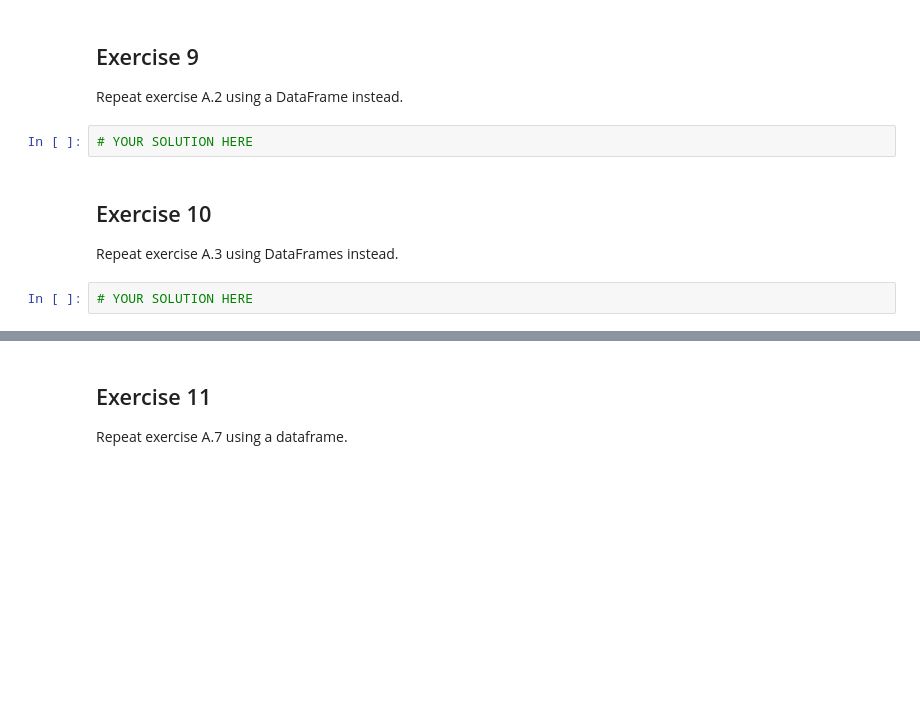
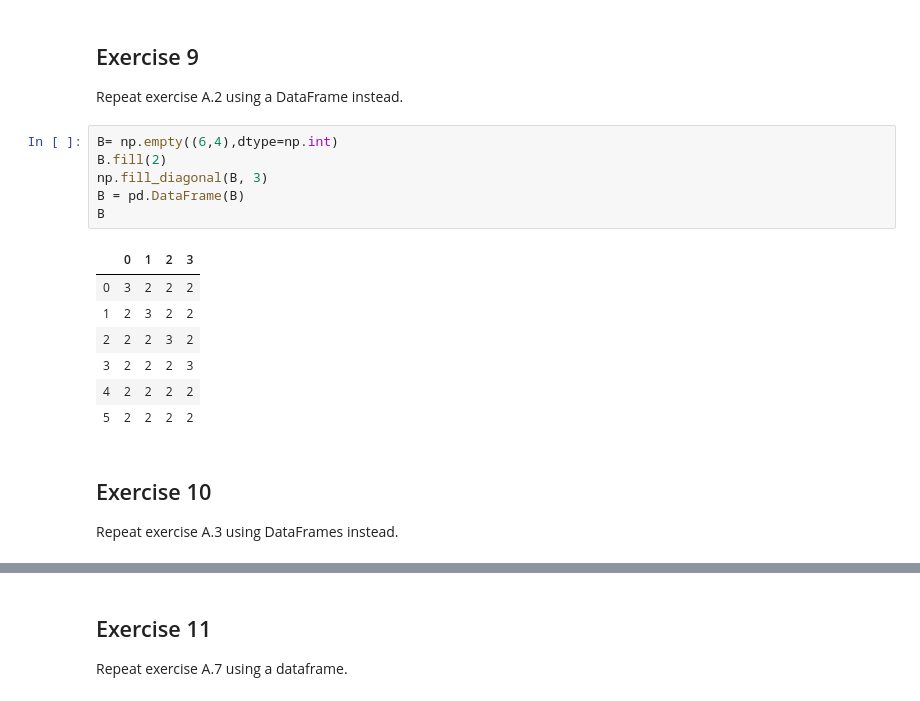
Before and after one commit to 2019-winter/lab-1-dli40, a Jupyter notebook: labs/Lab 1 - Python and NumPy.ipynb, the cells around one changed output, grey strips where cells are left out. Saved outputs shown, nothing was run; the diff lists cells and outputs as text; blank space fills up the shorter version.

```diff
--- a/labs/Lab 1 - Python and NumPy.ipynb
+++ b/labs/Lab 1 - Python and NumPy.ipynb
@@ -96,10 +142,20 @@ Repeat exercise A.1 from Marsland, but create a Pandas DataFrame instead of a Nu
 # %% [markdown]
 ## Exercise 9
 Repeat exercise A.2 using a DataFrame instead.
-# %%
-# YOUR SOLUTION HERE
+# %%
+B= np.empty((6,4),dtype=np.int)
+B.fill(2)
+np.fill_diagonal(B, 3)
+B = pd.DataFrame(B)
+B
+# %% [output]
+|  | 0 | 1 | 2 | 3 |
+| 0 | 3 | 2 | 2 | 2 |
+| 1 | 2 | 3 | 2 | 2 |
+| 2 | 2 | 2 | 3 | 2 |
+| 3 | 2 | 2 | 2 | 3 |
+| 4 | 2 | 2 | 2 | 2 |
+| 5 | 2 | 2 | 2 | 2 |
 # %% [markdown]
 ## Exercise 10
 Repeat exercise A.3 using DataFrames instead.
-# %%
-# YOUR SOLUTION HERE
```
Also changed, not shown: parts of 20 cells of this notebook, 1 other file.
